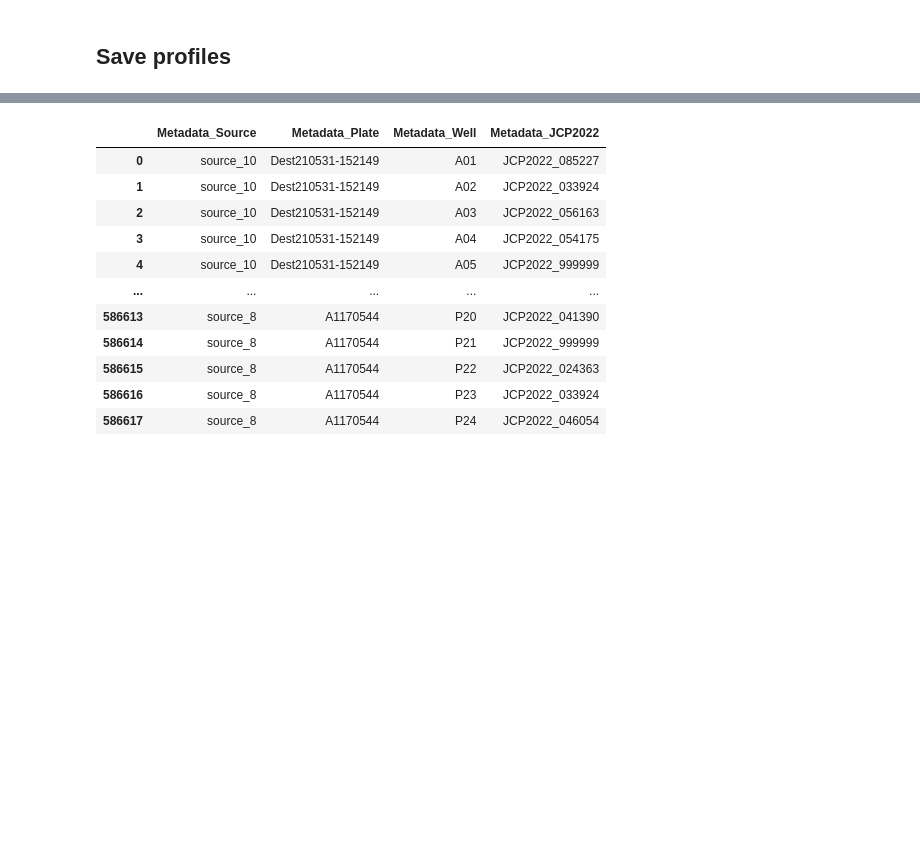
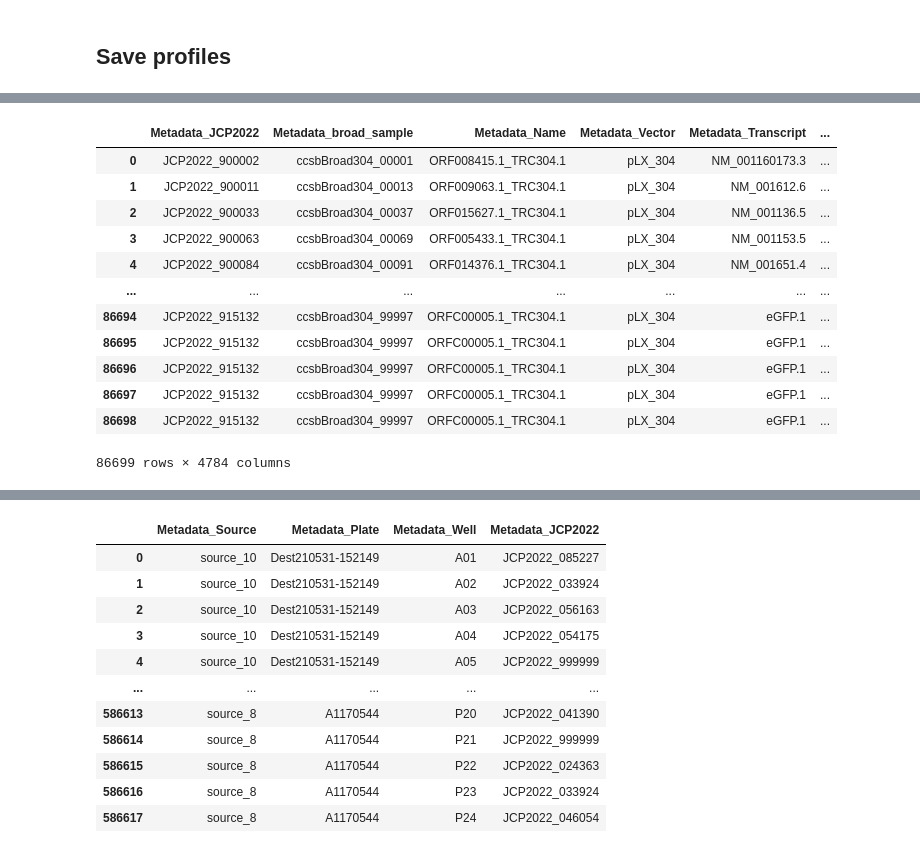
Before and after one commit to broadinstitute/position-effect-correction, a Jupyter notebook: 1.load/1-setup.ipynb, the cells around one changed output, grey strips where cells are left out. Drawn from its saved outputs; the diff is of its cells as text; code cells hidden in the pictures; blank space fills up the shorter version.

```diff
--- a/1.load/1-setup.ipynb
+++ b/1.load/1-setup.ipynb
@@ -106,0 +104,6 @@ ann_dframe.to_parquet("output/raw_profiles.parquet", index=False)
+# %%
+profiles = pd.read_parquet("input/raw_profiles.parquet")
+ann_dframe = metadata.merge(
+    profiles, on=["Metadata_Source", "Metadata_Plate", "Metadata_Well"]
+)
+print(f"{ann_dframe.shape=}")
@@ -106,0 +112,9 @@ ann_dframe.to_parquet("output/raw_profiles.parquet", index=False)
+# %%
+import glob
+
+platemaps = glob.glob("../../jump-orf-data/metadata/platemaps/*/*.csv")
+platemaps = pd.concat((pd.read_csv(f) for f in platemaps), ignore_index=True)
+assert ~platemaps.duplicated().any()
+
+platemaps.columns = ["Metadata_Plate", "Metadata_Plate_Map_Name"]
+platemaps
@@ -106,0 +135,17 @@ ann_dframe.to_parquet("output/raw_profiles.parquet", index=False)
+# %%
+ann_dframe = ann_dframe.merge(platemaps, on="Metadata_Plate")
+ann_dframe
+# %% [output]
+|  | Metadata_JCP2022 | Metadata_broad_sample | Metadata_Name | Metadata_Vector | Metadata_Transcript | ... |
+| 0 | JCP2022_900002 | ccsbBroad304_00001 | ORF008415.1_TRC304.1 | pLX_304 | NM_001160173.3 | ... |
+| 1 | JCP2022_900011 | ccsbBroad304_00013 | ORF009063.1_TRC304.1 | pLX_304 | NM_001612.6 | ... |
+| 2 | JCP2022_900033 | ccsbBroad304_00037 | ORF015627.1_TRC304.1 | pLX_304 | NM_001136.5 | ... |
+| 3 | JCP2022_900063 | ccsbBroad304_00069 | ORF005433.1_TRC304.1 | pLX_304 | NM_001153.5 | ... |
+| 4 | JCP2022_900084 | ccsbBroad304_00091 | ORF014376.1_TRC304.1 | pLX_304 | NM_001651.4 | ... |
+| ... | ... | ... | ... | ... | ... | ... |
+| 86694 | JCP2022_915132 | ccsbBroad304_99997 | ORFC00005.1_TRC304.1 | pLX_304 | eGFP.1 | ... |
+| 86695 | JCP2022_915132 | ccsbBroad304_99997 | ORFC00005.1_TRC304.1 | pLX_304 | eGFP.1 | ... |
+| 86696 | JCP2022_915132 | ccsbBroad304_99997 | ORFC00005.1_TRC304.1 | pLX_304 | eGFP.1 | ... |
+| 86697 | JCP2022_915132 | ccsbBroad304_99997 | ORFC00005.1_TRC304.1 | pLX_304 | eGFP.1 | ... |
+| 86698 | JCP2022_915132 | ccsbBroad304_99997 | ORFC00005.1_TRC304.1 | pLX_304 | eGFP.1 | ... |
+86699 rows × 4784 columns
```
Also changed, not shown: parts of 17 cells of this notebook, 1 other file.
